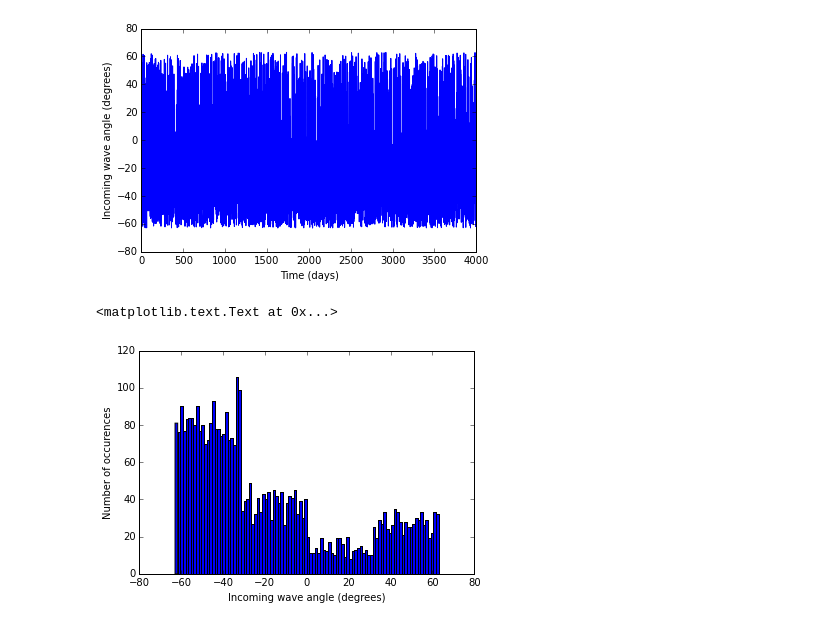
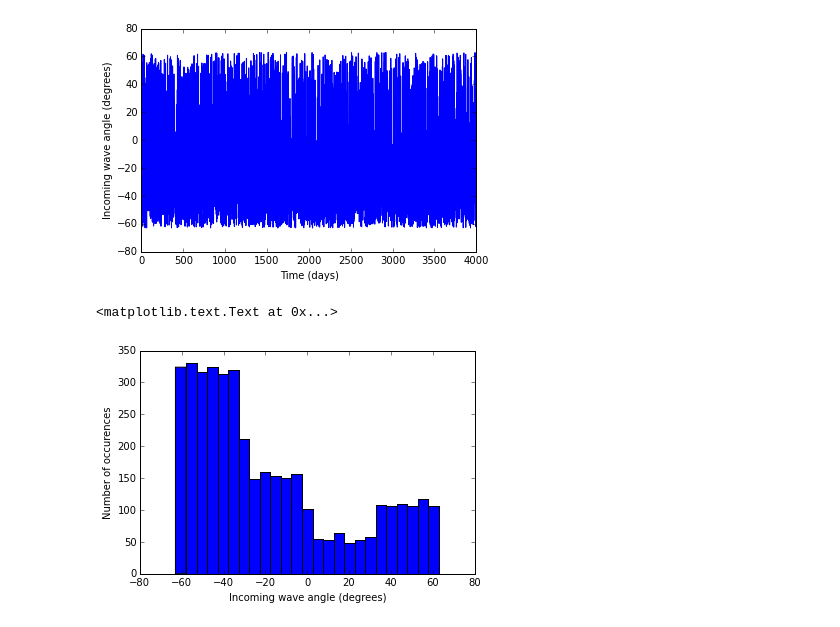
Before and after one commit to mcflugen/bmi-tutorial, a Jupyter notebook: notebooks/waves_example.ipynb, the cells around one changed output. Saved outputs shown, nothing was run; the diff lists cells and outputs as text; code cells hidden in the pictures.

Commit message:
Reduced the number of bins in the waves histogram.

```diff
--- a/notebooks/waves_example.ipynb
+++ b/notebooks/waves_example.ipynb
@@ -107,9 +107,9 @@ ylabel('Incoming wave angle (degrees)')
 <matplotlib.text.Text at 0x...>
 [figure]
 # %%
-hist(np.array(angles) * 180 / np.pi, bins=100)
+hist(np.array(angles) * 180 / np.pi, bins=25)
 xlabel('Incoming wave angle (degrees)')
 ylabel('Number of occurences')
 # %% [output]
 <matplotlib.text.Text at 0x...>
-[figure, old version]
+[figure, new version]
```
